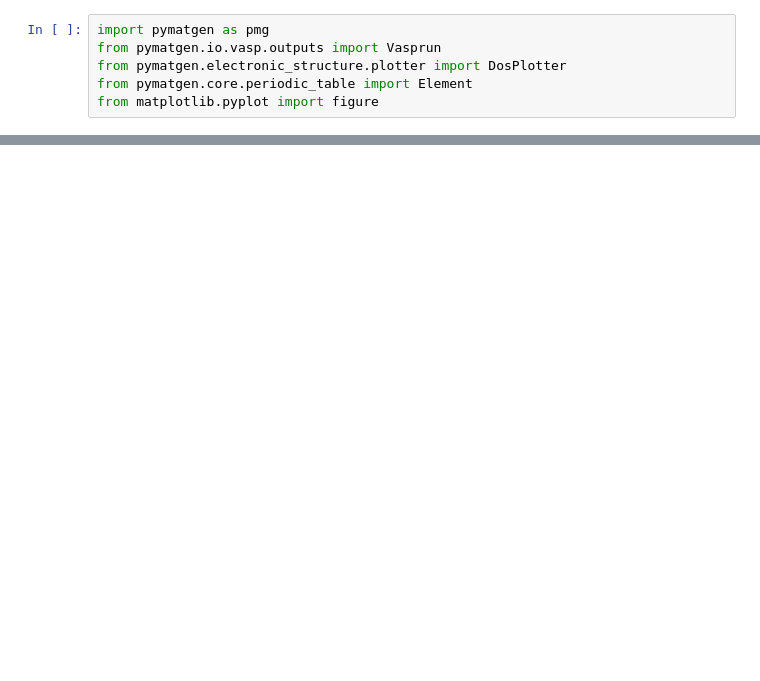
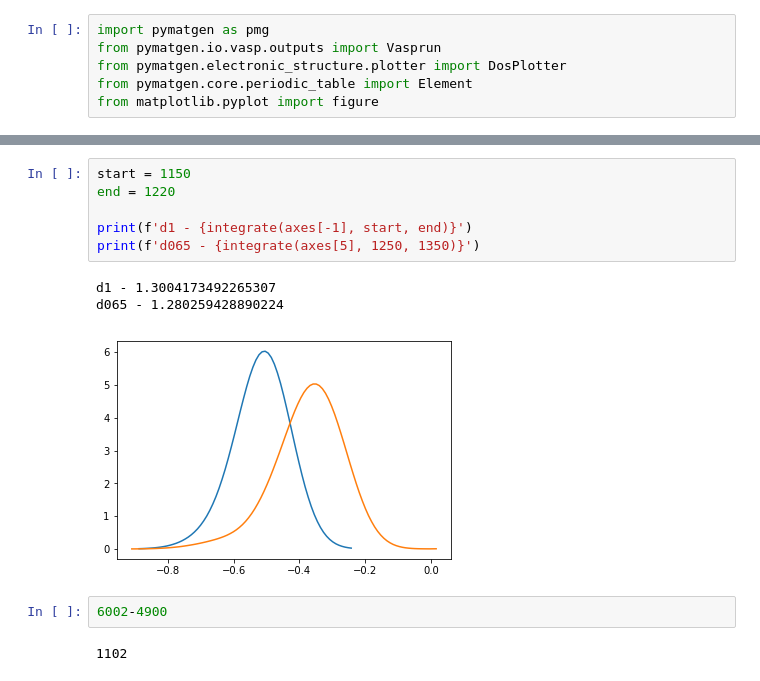
Before and after one commit to kyledmiller/kdm_vault, a Jupyter notebook: scripts_dft/plot_dos-pymatgen.ipynb, the cells around one changed output, grey strips where cells are left out. Drawn from its saved outputs; the diff is of its cells as text; blank space fills up the shorter version.

```diff
--- a/scripts_dft/plot_dos-pymatgen.ipynb
+++ b/scripts_dft/plot_dos-pymatgen.ipynb
@@ -109,0 +105,14 @@ print(simps(y,x))
+# %%
+start = 1150
+end = 1220
+
+print(f'd1 - {integrate(axes[-1], start, end)}')
+print(f'd065 - {integrate(axes[5], 1250, 1350)}')
+# %% [output]
+d1 - 1.3004173492265307
+d065 - 1.280259428890224
+[figure, added]
+# %%
+6002-4900
+# %% [output]
+1102
```
Also changed, not shown: parts of 3 cells of this notebook.
